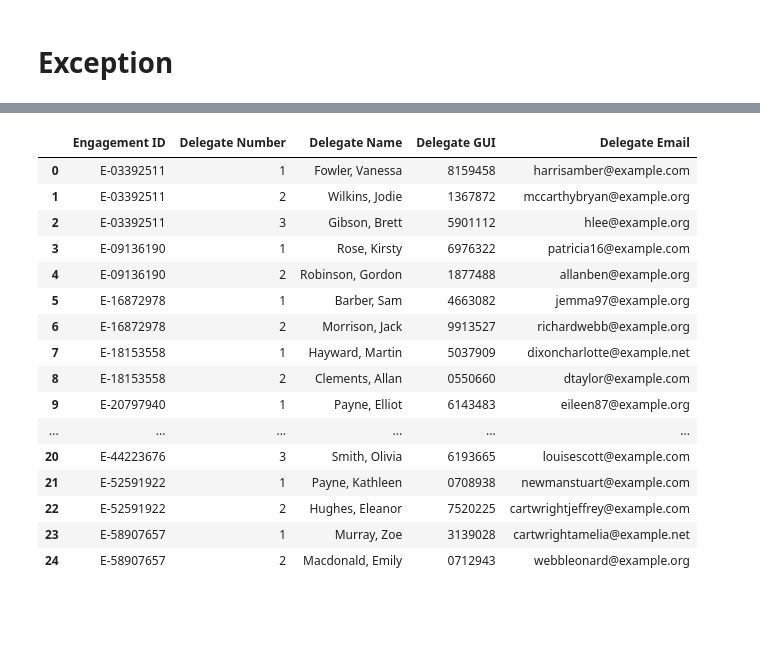
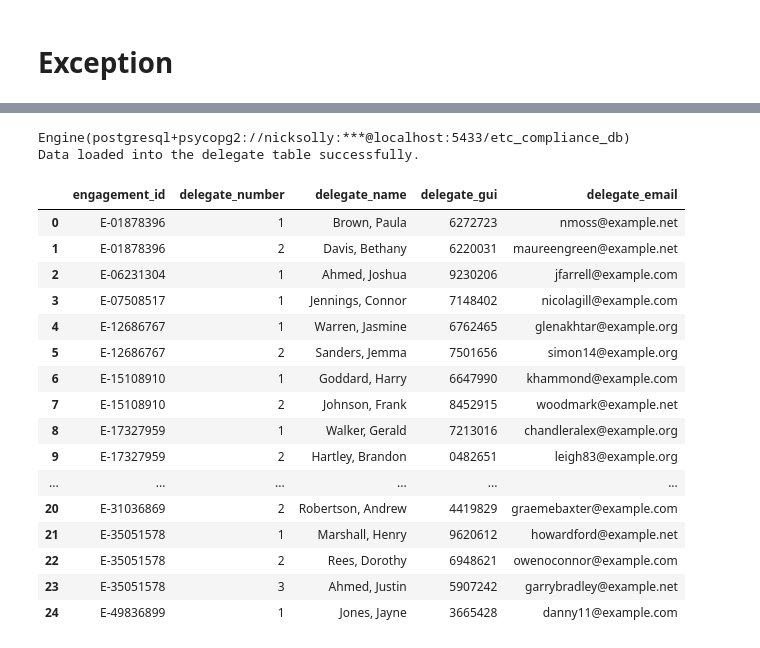
Before and after one commit to solstice035/outreachOptimisation, a Jupyter notebook: inputData/fakerData.ipynb, the cells around one changed output, grey strips where cells are left out. Saved outputs shown, nothing was run; the diff lists cells and outputs as text; code cells hidden in the pictures; blank space fills up the shorter version.

Commit message:
fixing sql load

```diff
--- a/inputData/fakerData.ipynb
+++ b/inputData/fakerData.ipynb
@@ -12,7 +12,7 @@ from datetime import datetime
 fake = Faker('en_GB')
 
 # Define the number of rows you want to generate
-num_rows = 1000
+num_rows = 2000
 
 # Make dir if it does not exist
 dir_name = 'dummy_data'
@@ -285,61 +319,63 @@ df_exception.head(25)
 engagement_id = df_engagement['engagement_id'].sample(n=25, random_state=1).tolist()
 
 # Create a list to hold delegate information
 delegate_list = []
 
 # Generate delegate information for each engagement ID
 for eid in engagement_id:
     num_delegates = random.randint(1, 3)  # Randomly choose 1, 2, or 3 delegates
     for i in range(1, num_delegates + 1):
         delegate_name = fake.last_name() + ", " + fake.first_name()
         delegate_gui = fake.unique.pystr_format("#######")
         delegate_email = fake.safe_email()
         delegate_list.append({
-            'Engagement ID': eid,
-            'Delegate Number': i,
-            'Delegate Name': delegate_name,
-            'Delegate GUI': delegate_gui,
-            'Delegate Email': delegate_email
+            'engagement_id': eid,
+            'delegate_number': i,
+            'delegate_name': delegate_name,
+            'delegate_gui': delegate_gui,
+            'delegate_email': delegate_email
         })
 
 # Create a DataFrame from the delegate list
 df_delegate = pd.DataFrame(delegate_list)
 
 # Sort the DataFrame by Engagement ID and Delegate Number
-df_delegate = df_delegate.sort_values(by=['Engagement ID', 'Delegate Number'])
+df_delegate = df_delegate.sort_values(by=['engagement_id', 'delegate_number'])
 
 df_delegate.reset_index(drop=True, inplace=True)
 
 # create schema for cols in the table
-delegate_schema = {
-    'Engagement ID': 'CHAR(10)',
-    'Delegate Number': 'INTEGER',
-    'Delegate Name': 'TEXT',
-    'Delegate GUI': 'CHAR(7)',
-    'Delegate Email': 'TEXT'
-}
+delegate_schema = """
+    engagement_id CHAR(10),
+    delegate_number INTEGER,
+    delegate_name TEXT,
+    delegate_gui CHAR(7),
+    delegate_email TEXT
+"""
 
-# load_data_to_db(df_delegate, 'delegate', delegate_schema)
+load_data_to_db(df_delegate, 'delegate', delegate_schema)
 
 # Save the DataFrame to an Excel file
 df_delegate.to_excel(f"./{dir_name}/test_delegateData.xlsx", index=False)
 
 df_delegate.head(25)
 # %% [output]
+Engine(postgresql+psycopg2://nicksolly:***@localhost:5433/etc_compliance_db)
+Data loaded into the delegate table successfully.
-|  | Engagement ID | Delegate Number | Delegate Name | Delegate GUI | Delegate Email |
-| 0 | E-03392511 | 1 | Fowler, Vanessa | 8159458 | harrisamber@example.com |
-| 1 | E-03392511 | 2 | Wilkins, Jodie | 1367872 | mccarthybryan@example.org |
-| 2 | E-03392511 | 3 | Gibson, Brett | 5901112 | hlee@example.org |
-| 3 | E-09136190 | 1 | Rose, Kirsty | 6976322 | patricia16@example.com |
-| 4 | E-09136190 | 2 | Robinson, Gordon | 1877488 | allanben@example.org |
-| 5 | E-16872978 | 1 | Barber, Sam | 4663082 | jemma97@example.org |
-| 6 | E-16872978 | 2 | Morrison, Jack | 9913527 | richardwebb@example.org |
-| 7 | E-18153558 | 1 | Hayward, Martin | 5037909 | dixoncharlotte@example.net |
-| 8 | E-18153558 | 2 | Clements, Allan | 0550660 | dtaylor@example.com |
-| 9 | E-20797940 | 1 | Payne, Elliot | 6143483 | eileen87@example.org |
+|  | engagement_id | delegate_number | delegate_name | delegate_gui | delegate_email |
+| 0 | E-01878396 | 1 | Brown, Paula | 6272723 | nmoss@example.net |
+| 1 | E-01878396 | 2 | Davis, Bethany | 6220031 | maureengreen@example.net |
+| 2 | E-06231304 | 1 | Ahmed, Joshua | 9230206 | jfarrell@example.com |
+| 3 | E-07508517 | 1 | Jennings, Connor | 7148402 | nicolagill@example.com |
+| 4 | E-12686767 | 1 | Warren, Jasmine | 6762465 | glenakhtar@example.org |
+| 5 | E-12686767 | 2 | Sanders, Jemma | 7501656 | simon14@example.org |
+| 6 | E-15108910 | 1 | Goddard, Harry | 6647990 | khammond@example.com |
+| 7 | E-15108910 | 2 | Johnson, Frank | 8452915 | woodmark@example.net |
+| 8 | E-17327959 | 1 | Walker, Gerald | 7213016 | chandleralex@example.org |
+| 9 | E-17327959 | 2 | Hartley, Brandon | 0482651 | leigh83@example.org |
 | ... | ... | ... | ... | ... | ... |
-| 20 | E-44223676 | 3 | Smith, Olivia | 6193665 | louisescott@example.com |
-| 21 | E-52591922 | 1 | Payne, Kathleen | 0708938 | newmanstuart@example.com |
-| 22 | E-52591922 | 2 | Hughes, Eleanor | 7520225 | cartwrightjeffrey@example.com |
-| 23 | E-58907657 | 1 | Murray, Zoe | 3139028 | cartwrightamelia@example.net |
-| 24 | E-58907657 | 2 | Macdonald, Emily | 0712943 | webbleonard@example.org |
+| 20 | E-31036869 | 2 | Robertson, Andrew | 4419829 | graemebaxter@example.com |
+| 21 | E-35051578 | 1 | Marshall, Henry | 9620612 | howardford@example.net |
+| 22 | E-35051578 | 2 | Rees, Dorothy | 6948621 | owenoconnor@example.com |
+| 23 | E-35051578 | 3 | Ahmed, Justin | 5907242 | garrybradley@example.net |
+| 24 | E-49836899 | 1 | Jones, Jayne | 3665428 | danny11@example.com |
```
Also changed, not shown: parts of 5 cells of this notebook.
